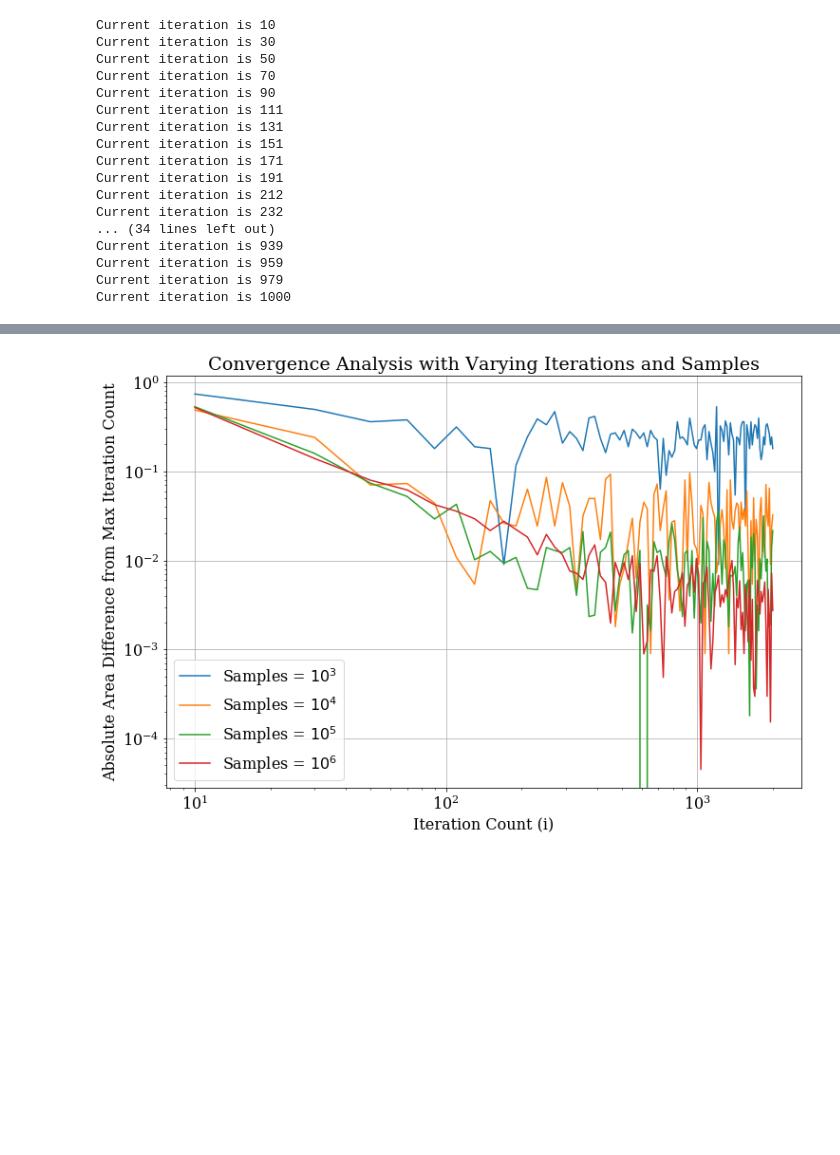
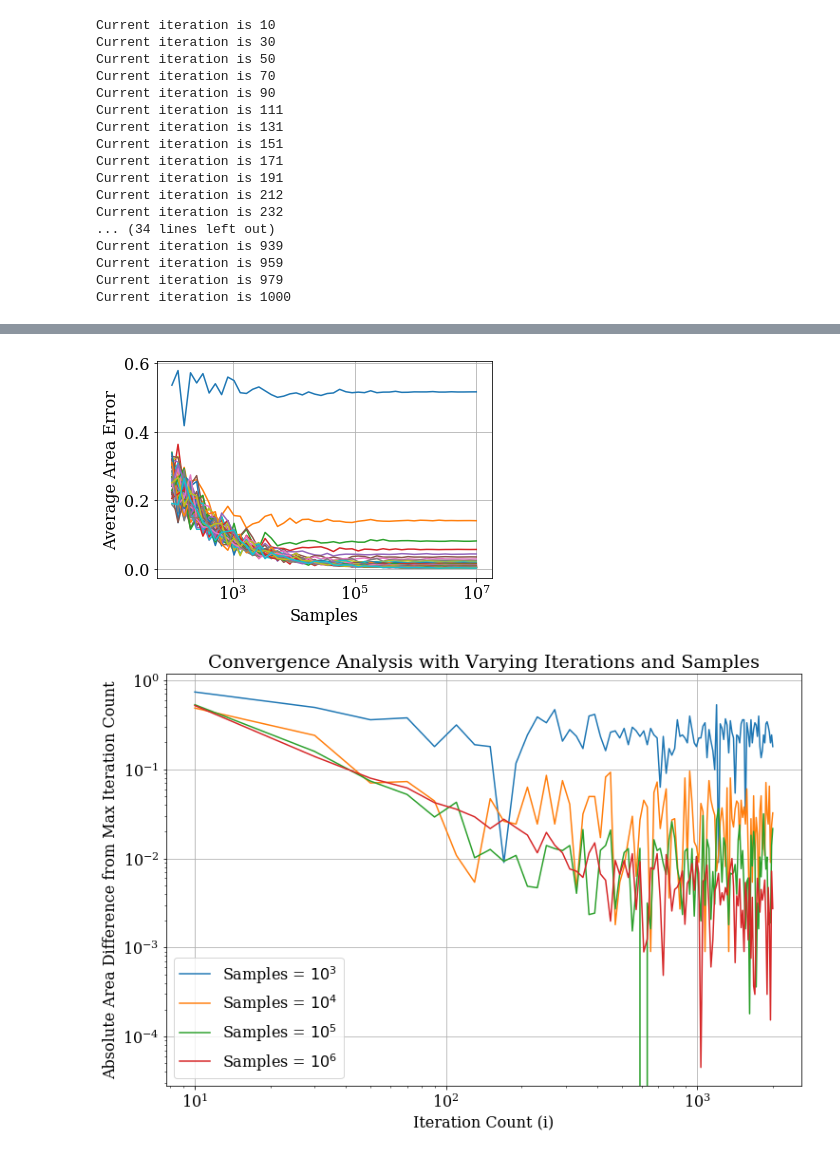
Before and after one commit to reqctoe/STSIM_ass1, a Jupyter notebook: ElinevandeLagemaat_11892900_AdrianRuesink_12195669_EzradeCleen_12042137.ipynb, the cells around one changed output, grey strips where cells are left out. Cells and saved outputs as stored; diff of their text form; code cells hidden in the pictures; blank space fills up the shorter version.

```diff
--- a/ElinevandeLagemaat_11892900_AdrianRuesink_12195669_EzradeCleen_12042137.ipynb
+++ b/ElinevandeLagemaat_11892900_AdrianRuesink_12195669_EzradeCleen_12042137.ipynb
@@ -372,3 +373,13 @@ Text(0.5, 1, 'Convergence Behavior of $A_i,s$ for Iterations=212')
+# %%
+for i in range(50):
+
+    plt.semilogx(samples, areas[i, :])
+    plt.grid(True)
+    plt.xlabel('Samples')
+    plt.ylabel('Average Area Error')
+    # plt.title(f'Convergence Behavior of $A_{"i,s"}$ for Iterations={iterations[fixed_i_index]}')
+# %% [output]
+[figure, added]
 # %%
 np.random.seed(0)
 
```
Also changed, not shown: parts of 29 cells of this notebook.
